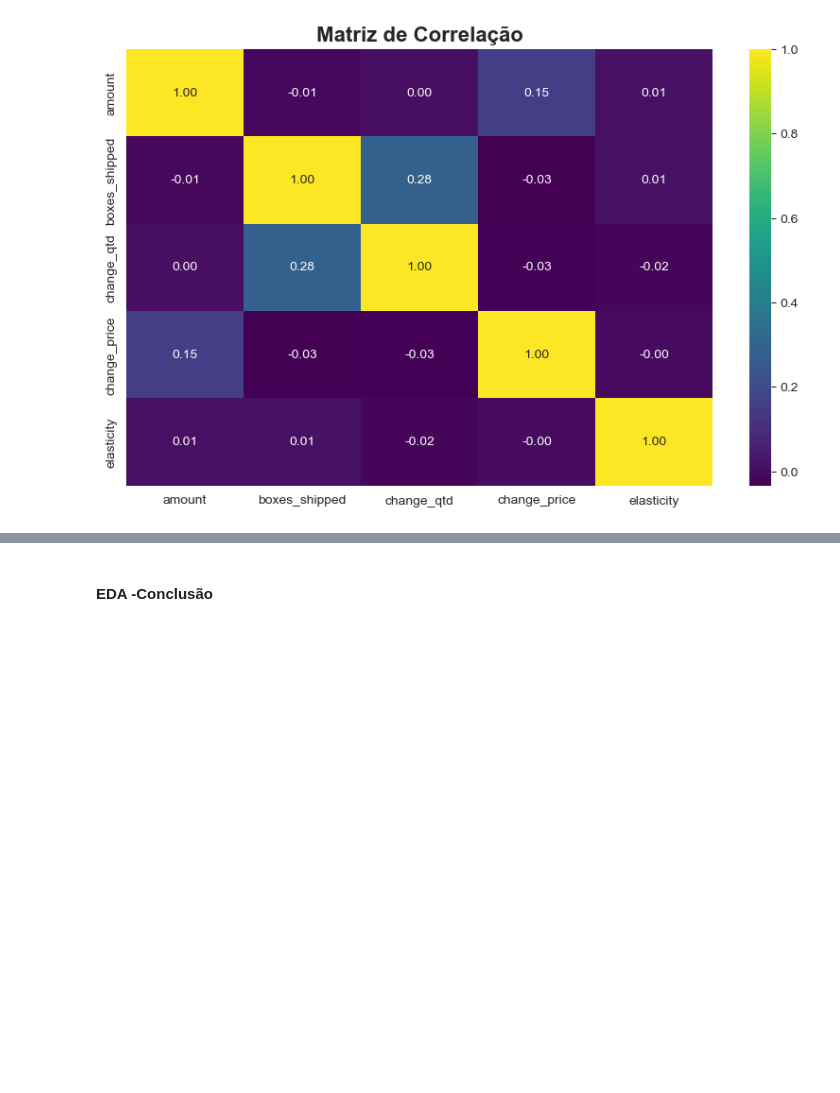
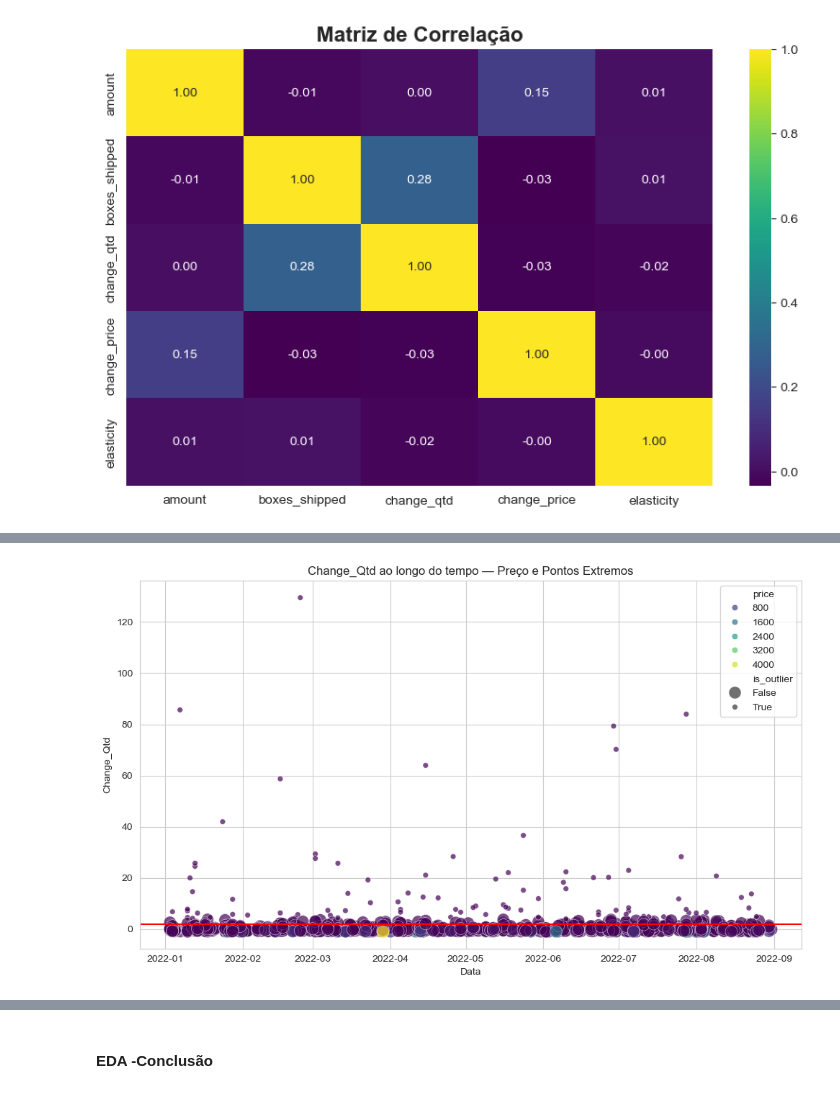
Before and after one commit to MatheusFran/ElasticidadePreco, a Jupyter notebook: notebooks/0.01-EDA.ipynb, the cells around one changed output, grey strips where cells are left out. Cells and saved outputs as stored; diff of their text form; code cells hidden in the pictures; blank space fills up the shorter version.

```diff
--- a/notebooks/0.01-EDA.ipynb
+++ b/notebooks/0.01-EDA.ipynb
@@ -391,0 +466,30 @@ Insights:
+# %%
+train['price'] = train['amount'] / train['boxes_shipped']
+
+Q1 = train['change_qtd'].quantile(0.25)
+Q3 = train['change_qtd'].quantile(0.75)
+IQR = Q3 - Q1
+lower = Q1 - 1.5 * IQR
+upper = Q3 + 1.5 * IQR
+train['is_outlier'] = (train['change_qtd'] < lower) | (train['change_qtd'] > upper)
+
+plt.figure(figsize=(10,6))
+sns.scatterplot(
+    data=train,
+    x='date',
+    y='change_qtd',
+    hue='price',
+    size='is_outlier',
+    sizes=(30, 150),
+    palette='viridis',
+    alpha=0.7
+)
+
+plt.axhline(train['change_qtd'].mean(), color='red', label='Média Change_Qtd')
+plt.title('Change_Qtd ao longo do tempo — Preço e Pontos Extremos')
+plt.xlabel('Data')
+plt.ylabel('Change_Qtd')
+plt.tight_layout()
+plt.show()
+# %% [output]
+[figure, added]
```
Also changed, not shown: parts of 28 cells of this notebook, 3 other files.
